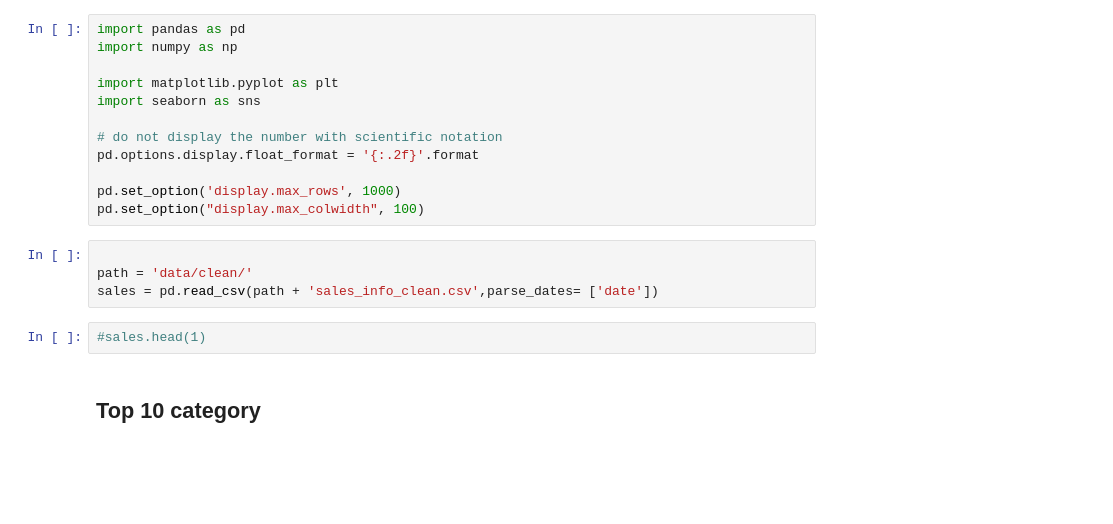
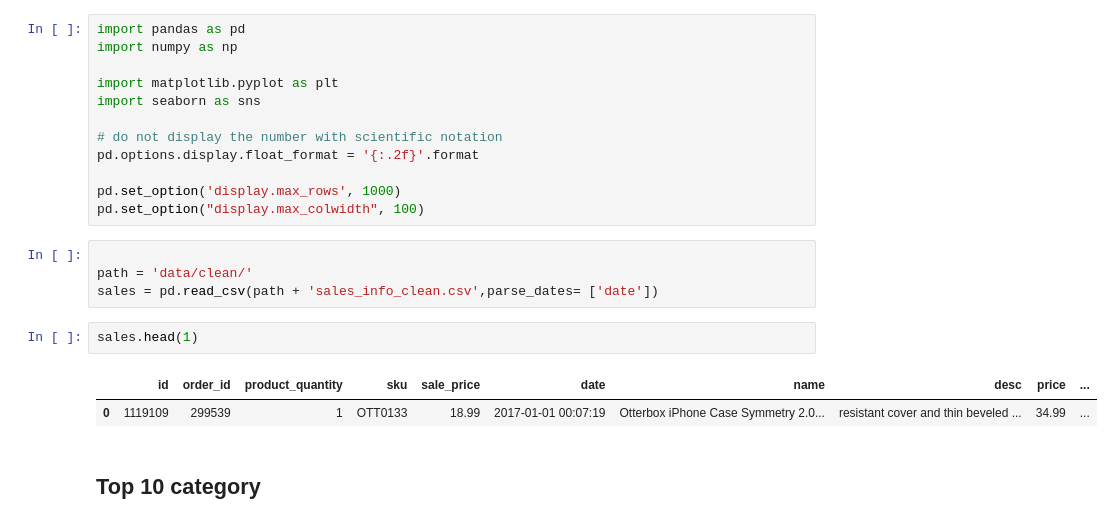
Before and after one commit to Loveless1234/Bootcamp_WBS_DS, a Jupyter notebook: week3/category.ipynb, the cells around one changed output. Cells and saved outputs as stored; diff of their text form; blank space fills up the shorter version.

```diff
--- a/week3/category.ipynb
+++ b/week3/category.ipynb
@@ -15,7 +15,10 @@ pd.set_option("display.max_colwidth", 100)
 path = 'data/clean/'
 sales = pd.read_csv(path + 'sales_info_clean.csv',parse_dates= ['date'])
 # %%
-#sales.head(1)
+sales.head(1)
+# %% [output]
+|  | id | order_id | product_quantity | sku | sale_price | date | name | desc | price | ... |
+| 0 | 1119109 | 299539 | 1 | OTT0133 | 18.99 | 2017-01-01 00:07:19 | Otterbox iPhone Case Symmetry 2.0... | resistant cover and thin beveled ... | 34.99 | ... |
 # %% [markdown]
 ## Top 10 category
 # %%
```
Also changed, not shown: parts of 8 cells of this notebook, 4 other files.
